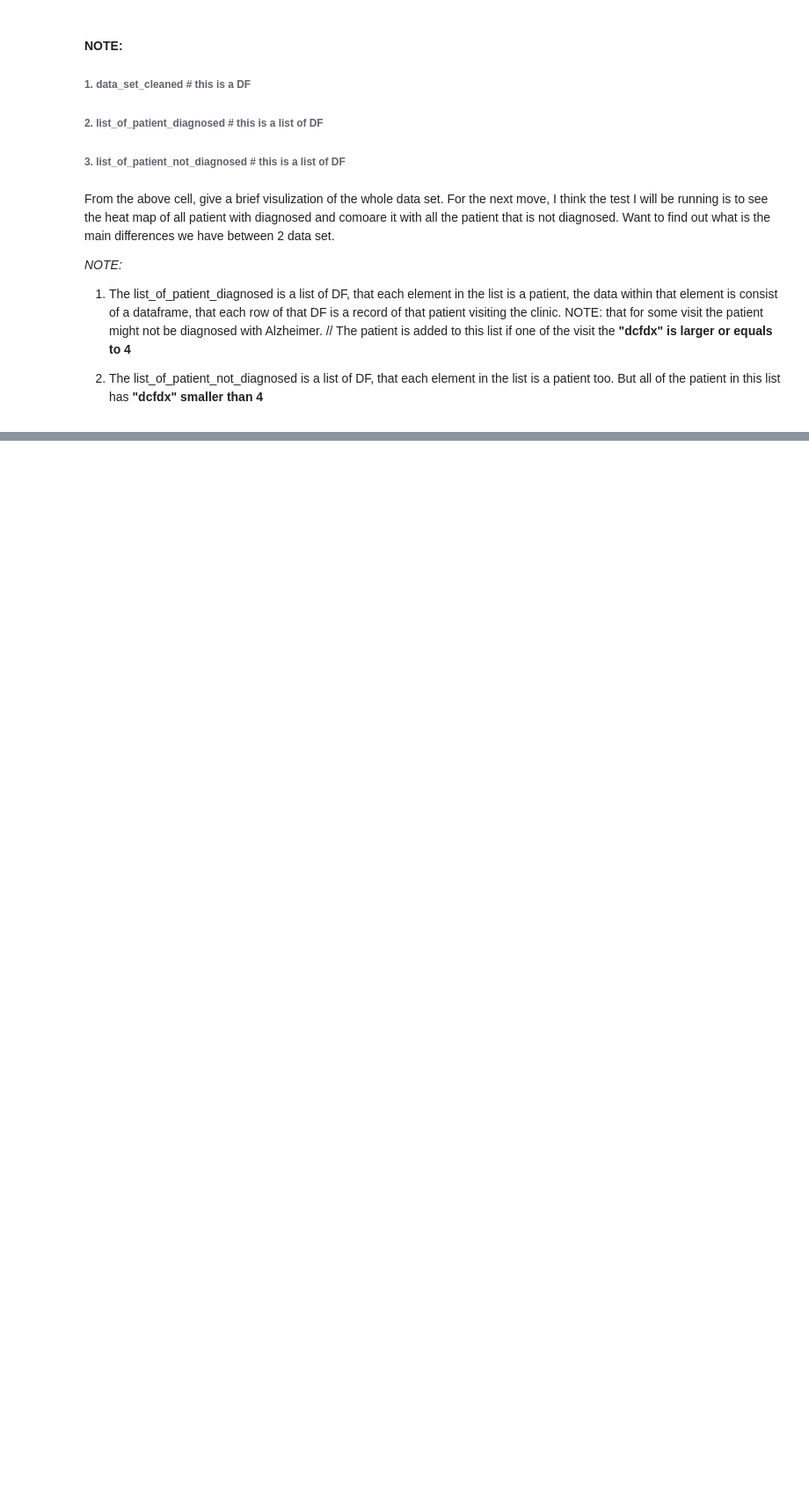
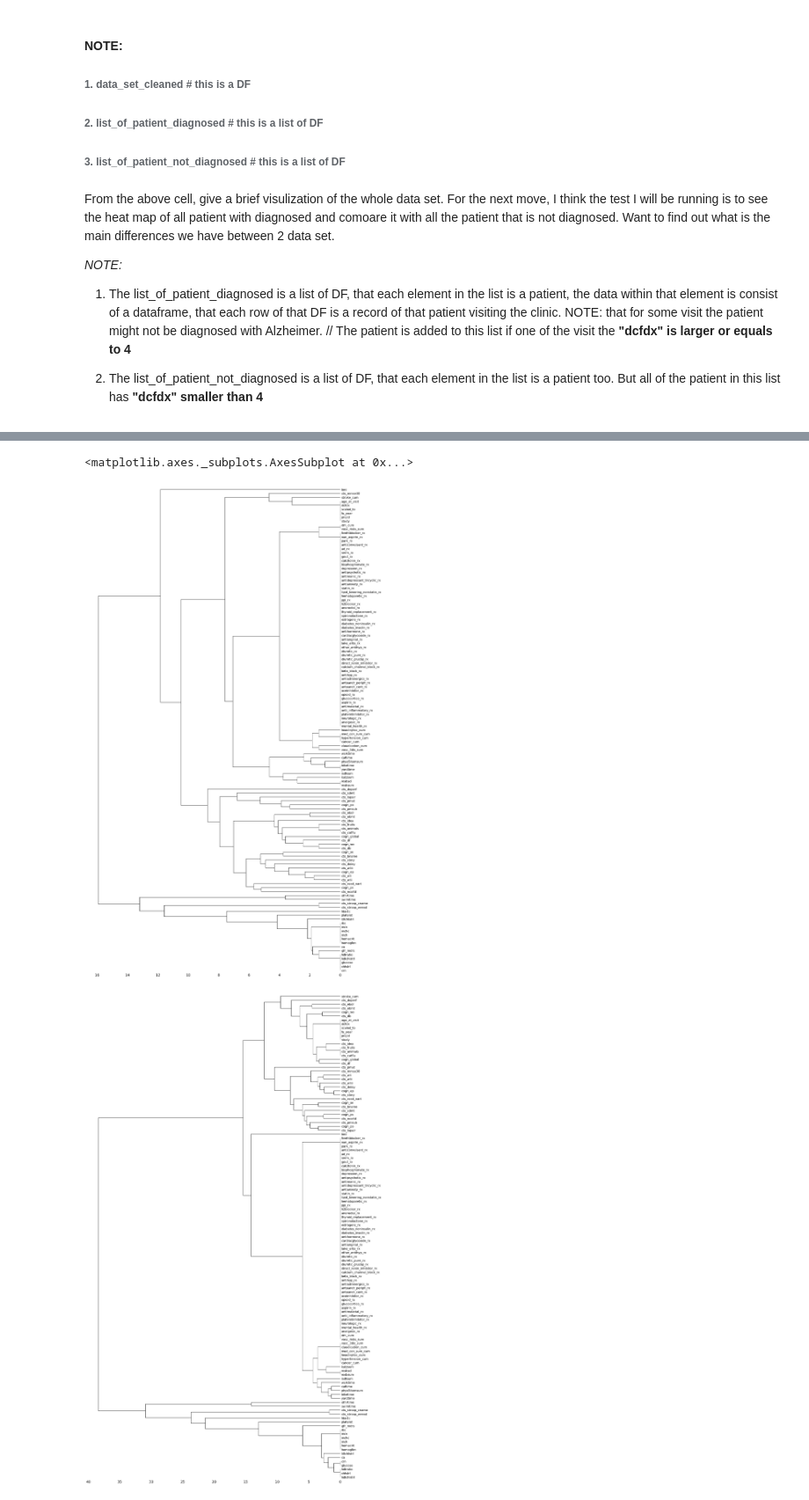
Before and after one commit to sssurvey/TF-learn-RA, a Jupyter notebook: bio-ra/Alzheimer set/workSpace_1.ipynb, the cells around one changed output, grey strips where cells are left out. Shown at 88% size. Saved outputs shown, nothing was run; the diff lists cells and outputs as text; code cells hidden in the pictures; blank space fills up the shorter version.

```diff
--- a/bio-ra/Alzheimer set/workSpace_1.ipynb
+++ b/bio-ra/Alzheimer set/workSpace_1.ipynb
@@ -105,6 +105,30 @@ def output_table_xlsx(df, output_filename): # dataframe, string
     writer_excel = pd.ExcelWriter(output_filename + ".xlsx")
     df.to_excel(writer_excel, 'Sheet1')
     print ("file created")
+
+def sort_cases(cleaned_df): # based on the parameter DF, create 2 DF, based on
+                            # the value of "dcfdx". smaller or larger than 4
+    dcfdx_split_lvl = 4     # diagnosed flag >= 4 diagnosed, smaller than 4 is not
+
+    cleaned_df = cleaned_df.reset_index(drop = True)  # df reindexed
+    # need to create 2 empty df
+    df_column_name_list = list(cleaned_df)
+    tot_rows = cleaned_df.shape[0]
+
+    new_diagnosed_df_by_case = pd.DataFrame(columns=df_column_name_list) #create a new empty df
+    new_not_diagnosed_df_by_case = pd.DataFrame(columns=df_column_name_list)
+
+    for row in range(0, tot_rows):  # loop through all the rows in the DF
+        if cleaned_df.iloc[row]['dcfdx'] >= dcfdx_split_lvl:
+            # get the df row that is larger than 4
+            new_diagnosed_df_by_case = new_diagnosed_df_by_case.append(cleaned_df.iloc[row], ignore_index= True)
+        elif cleaned_df.iloc[row]['dcfdx'] < dcfdx_split_lvl:
+            # get the df row that is smaller than 4
+            new_not_diagnosed_df_by_case = new_not_diagnosed_df_by_case.append(cleaned_df.iloc[row], ignore_index= True)
+        else:
+            continue
+
+    return new_diagnosed_df_by_case, new_not_diagnosed_df_by_case
 # %% [markdown]
 ### All the helper function should be added above
 ---
@@ -213,0 +257,7 @@ From the above cell, give a brief visulization of the whole data set. For the ne
+# %%
+msno.dendrogram(df_diagnosed_df_by_case)
+msno.dendrogram(df_not_diagnosed_df_by_case)
+# %% [output]
+<matplotlib.axes._subplots.AxesSubplot at 0x...>
+[figure, added]
+[figure, added]
```
Also changed, not shown: parts of 6 cells of this notebook, 1 other file.
